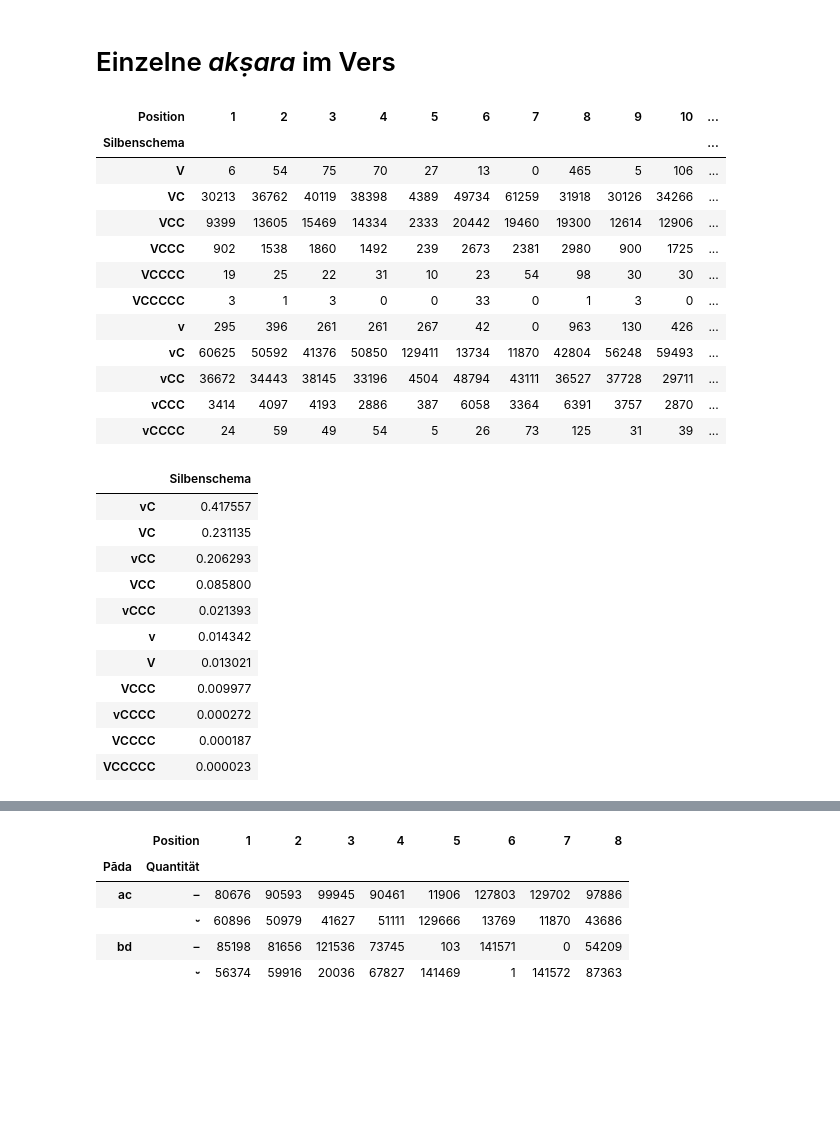
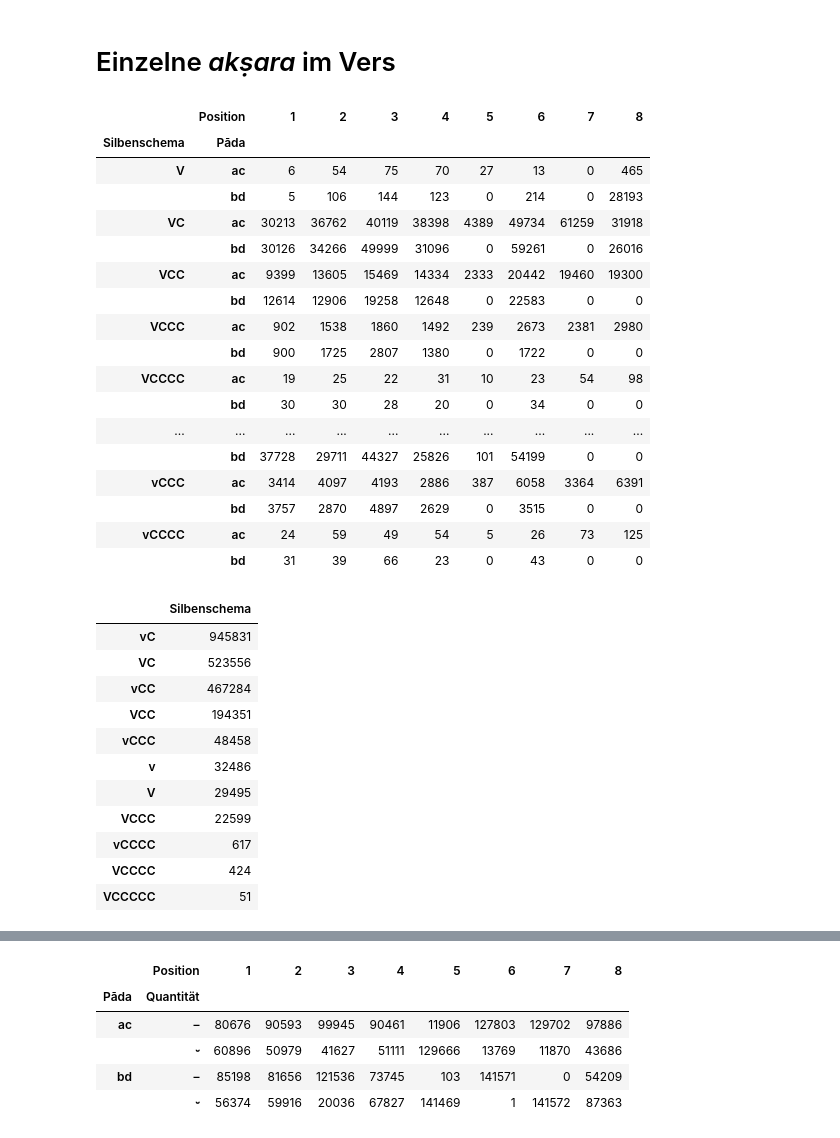
Before and after one commit to kmein/shloka, a Jupyter notebook: statistics.ipynb, the cells around one changed output, grey strips where cells are left out. Saved outputs shown, nothing was run; the diff lists cells and outputs as text; code cells hidden in the pictures; blank space fills up the shorter version.

```diff
--- a/statistics.ipynb
+++ b/statistics.ipynb
@@ -513,38 +513,49 @@ silbenweise = shlokas.explode("tmp_syllables")
 for key in ["Position", "Quantität", "Silbe", "Silbenschema"]:
     silbenweise[key] = silbenweise["tmp_syllables"].apply(lambda x: x[key])
 shlokas.drop(columns="tmp_syllables", inplace=True)
+silbenweise["Position "] = (silbenweise["Position"] - 1) % 8 + 1
+silbenweise["Pāda "] = silbenweise["Position"].apply(lambda position: "bd" if position > 8 else "ac")
 # %%
-contingency_syllable_position = pd.crosstab(silbenweise["Silbenschema"], silbenweise["Position"])
+contingency_syllable_position = pd.crosstab([silbenweise["Silbenschema"], silbenweise["Pāda "]], silbenweise["Position "])
 write_table(contingency_syllable_position, "contingency_syllable_position",
             caption="Häufigkeit der Silbenformen an den einzelnen Positionen",
             heatmap=True, axis="rows")
-contingency_syllable_position.style.background_gradient(axis="rows", cmap=cm)
+contingency_syllable_position.style.background_gradient(axis=None, cmap=cm)
 # %% [output]
-| Position | 1 | 2 | 3 | 4 | 5 | 6 | 7 | 8 | 9 | 10 | ... |
-| Silbenschema |  |  |  |  |  |  |  |  |  |  | ... |
-| V | 6 | 54 | 75 | 70 | 27 | 13 | 0 | 465 | 5 | 106 | ... |
-| VC | 30213 | 36762 | 40119 | 38398 | 4389 | 49734 | 61259 | 31918 | 30126 | 34266 | ... |
-| VCC | 9399 | 13605 | 15469 | 14334 | 2333 | 20442 | 19460 | 19300 | 12614 | 12906 | ... |
-| VCCC | 902 | 1538 | 1860 | 1492 | 239 | 2673 | 2381 | 2980 | 900 | 1725 | ... |
-| VCCCC | 19 | 25 | 22 | 31 | 10 | 23 | 54 | 98 | 30 | 30 | ... |
-| VCCCCC | 3 | 1 | 3 | 0 | 0 | 33 | 0 | 1 | 3 | 0 | ... |
-| v | 295 | 396 | 261 | 261 | 267 | 42 | 0 | 963 | 130 | 426 | ... |
-| vC | 60625 | 50592 | 41376 | 50850 | 129411 | 13734 | 11870 | 42804 | 56248 | 59493 | ... |
-| vCC | 36672 | 34443 | 38145 | 33196 | 4504 | 48794 | 43111 | 36527 | 37728 | 29711 | ... |
-| vCCC | 3414 | 4097 | 4193 | 2886 | 387 | 6058 | 3364 | 6391 | 3757 | 2870 | ... |
-| vCCCC | 24 | 59 | 49 | 54 | 5 | 26 | 73 | 125 | 31 | 39 | ... |
+|  | Position | 1 | 2 | 3 | 4 | 5 | 6 | 7 | 8 |
+| Silbenschema | Pāda |  |  |  |  |  |  |  |  |
+| V | ac | 6 | 54 | 75 | 70 | 27 | 13 | 0 | 465 |
+|  | bd | 5 | 106 | 144 | 123 | 0 | 214 | 0 | 28193 |
+| VC | ac | 30213 | 36762 | 40119 | 38398 | 4389 | 49734 | 61259 | 31918 |
+|  | bd | 30126 | 34266 | 49999 | 31096 | 0 | 59261 | 0 | 26016 |
+| VCC | ac | 9399 | 13605 | 15469 | 14334 | 2333 | 20442 | 19460 | 19300 |
+|  | bd | 12614 | 12906 | 19258 | 12648 | 0 | 22583 | 0 | 0 |
+| VCCC | ac | 902 | 1538 | 1860 | 1492 | 239 | 2673 | 2381 | 2980 |
+|  | bd | 900 | 1725 | 2807 | 1380 | 0 | 1722 | 0 | 0 |
+| VCCCC | ac | 19 | 25 | 22 | 31 | 10 | 23 | 54 | 98 |
+|  | bd | 30 | 30 | 28 | 20 | 0 | 34 | 0 | 0 |
+| ... | ... | ... | ... | ... | ... | ... | ... | ... | ... |
+|  | bd | 37728 | 29711 | 44327 | 25826 | 101 | 54199 | 0 | 0 |
+| vCCC | ac | 3414 | 4097 | 4193 | 2886 | 387 | 6058 | 3364 | 6391 |
+|  | bd | 3757 | 2870 | 4897 | 2629 | 0 | 3515 | 0 | 0 |
+| vCCCC | ac | 24 | 59 | 49 | 54 | 5 | 26 | 73 | 125 |
+|  | bd | 31 | 39 | 66 | 23 | 0 | 43 | 0 | 0 |
 # %%
-pd.DataFrame(silbenweise["Silbenschema"].value_counts(normalize=True))
+syllable_complexities = pd.DataFrame(silbenweise["Silbenschema"].value_counts())
+write_table(syllable_complexities, "syllable_complexities",
+            caption="Häufigkeit der einzelnen Silbenstrukturen",
+            heatmap=True, axis="columns")
+syllable_complexities.style.background_gradient(axis=None, cmap=cm)
 # %% [output]
 |  | Silbenschema |
-| vC | 0.417557 |
-| VC | 0.231135 |
-| vCC | 0.206293 |
-| VCC | 0.085800 |
-| vCCC | 0.021393 |
-| v | 0.014342 |
-| V | 0.013021 |
-| VCCC | 0.009977 |
-| vCCCC | 0.000272 |
-| VCCCC | 0.000187 |
-| VCCCCC | 0.000023 |
+| vC | 945831 |
+| VC | 523556 |
+| vCC | 467284 |
+| VCC | 194351 |
+| vCCC | 48458 |
+| v | 32486 |
+| V | 29495 |
+| VCCC | 22599 |
+| vCCCC | 617 |
+| VCCCC | 424 |
+| VCCCCC | 51 |
```
Also changed, not shown: parts of 12 cells of this notebook.
